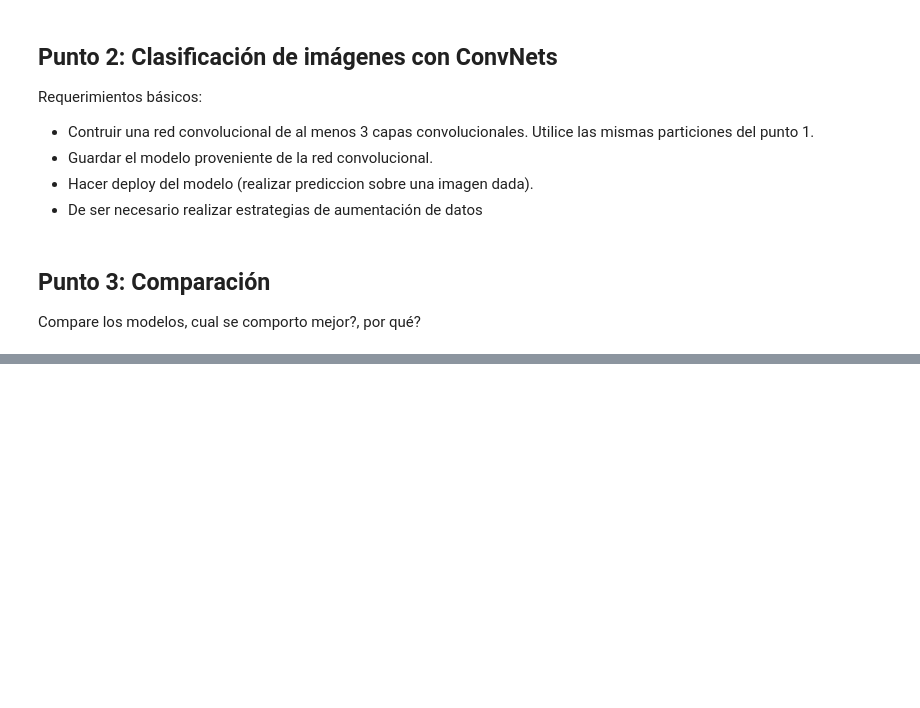
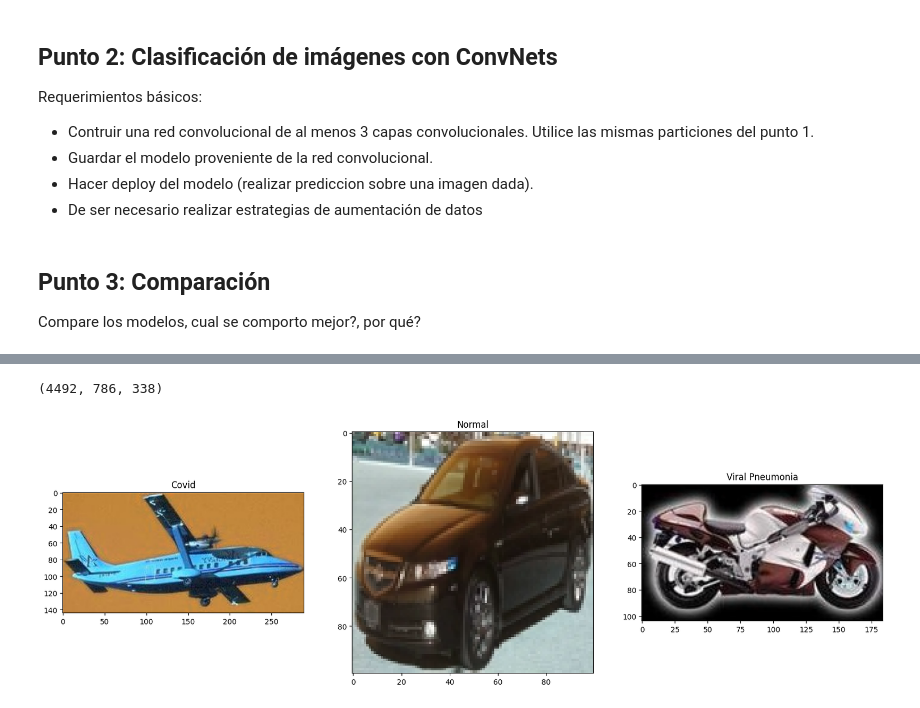
Before and after one commit to oyar99/ISIS4219, a Jupyter notebook: Taller5/CarlosRaulDelaRosaPeredo_JhonStewarRayoMosquera.ipynb, the cells around one changed output, grey strips where cells are left out. Drawn from its saved outputs; the diff is of its cells as text; code cells hidden in the pictures; blank space fills up the shorter version.

Commit message:
feat(): data spliting

```diff
--- a/Taller5/CarlosRaulDelaRosaPeredo_JhonStewarRayoMosquera.ipynb
+++ b/Taller5/CarlosRaulDelaRosaPeredo_JhonStewarRayoMosquera.ipynb
@@ -43,0 +60,4 @@ Compare los modelos, cual se comporto mejor?, por qué?
+# %%
+files = glob('data/*.jpg')
+
+cates = [i[5:i.find('_')] for i in files]
@@ -43,0 +95,8 @@ Compare los modelos, cual se comporto mejor?, por qué?
+# %%
+X_train, X_test, y_train, y_test = train_test_split(df_balanced['path'], df_balanced['label'], test_size=0.20, random_state=33)
+
+X_test, X_val, y_test, y_val= train_test_split(X_test, y_test, train_size=0.7, random_state=34)
+
+len(X_train), len(X_test), len(X_val)
+# %% [output]
+(4492, 786, 338)
@@ -43,0 +108,19 @@ Compare los modelos, cual se comporto mejor?, por qué?
+# %%
+#observamos las imágenes
+plt.figure(figsize=(20,20))
+
+plt.subplot(1, 3, 1)
+plt.title('Covid')
+plt.imshow(cv2.imread(files[0]))
+
+plt.subplot(1, 3, 2)
+plt.title('Normal')
+plt.imshow(cv2.imread(files[1]))
+
+plt.subplot(1, 3, 3)
+plt.title('Viral Pneumonia')
+plt.imshow(cv2.imread(files[2]))
+
+plt.show()
+# %% [output]
+[figure, added]
```
Also changed, not shown: parts of 6 cells of this notebook.
